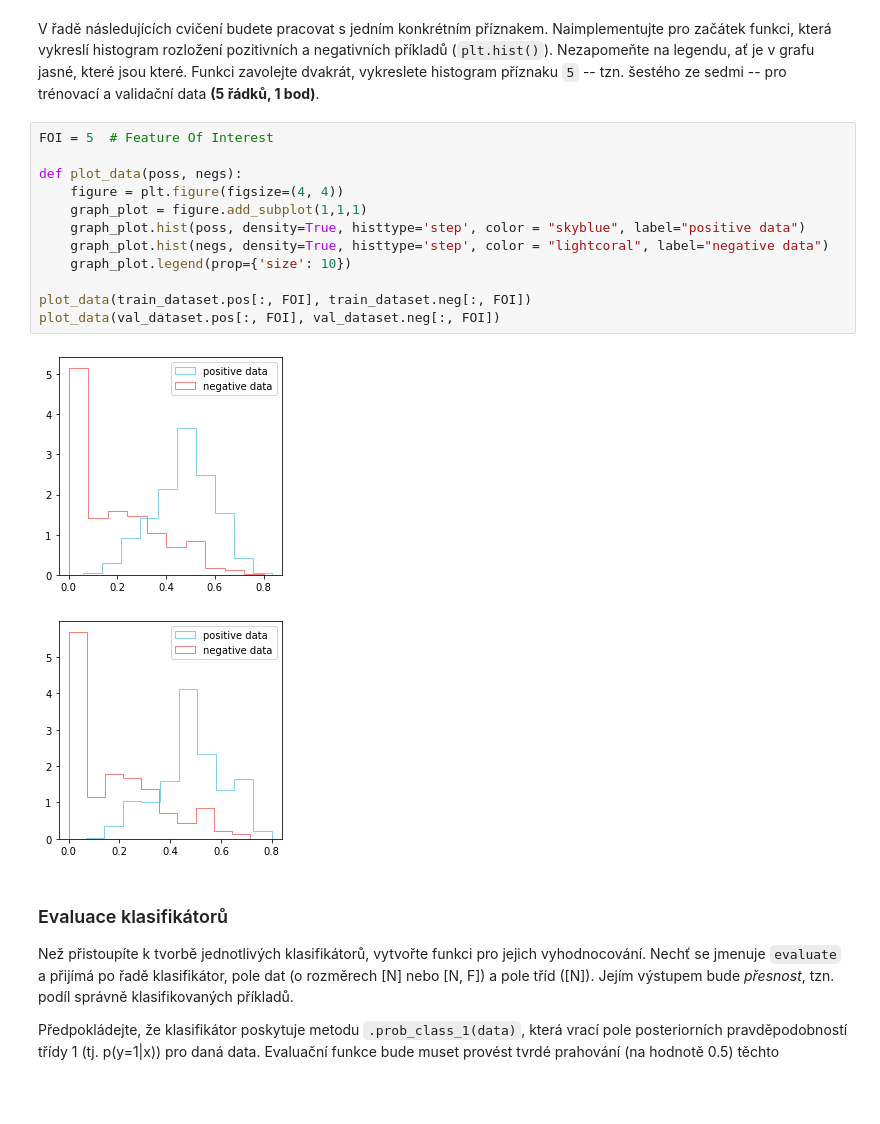
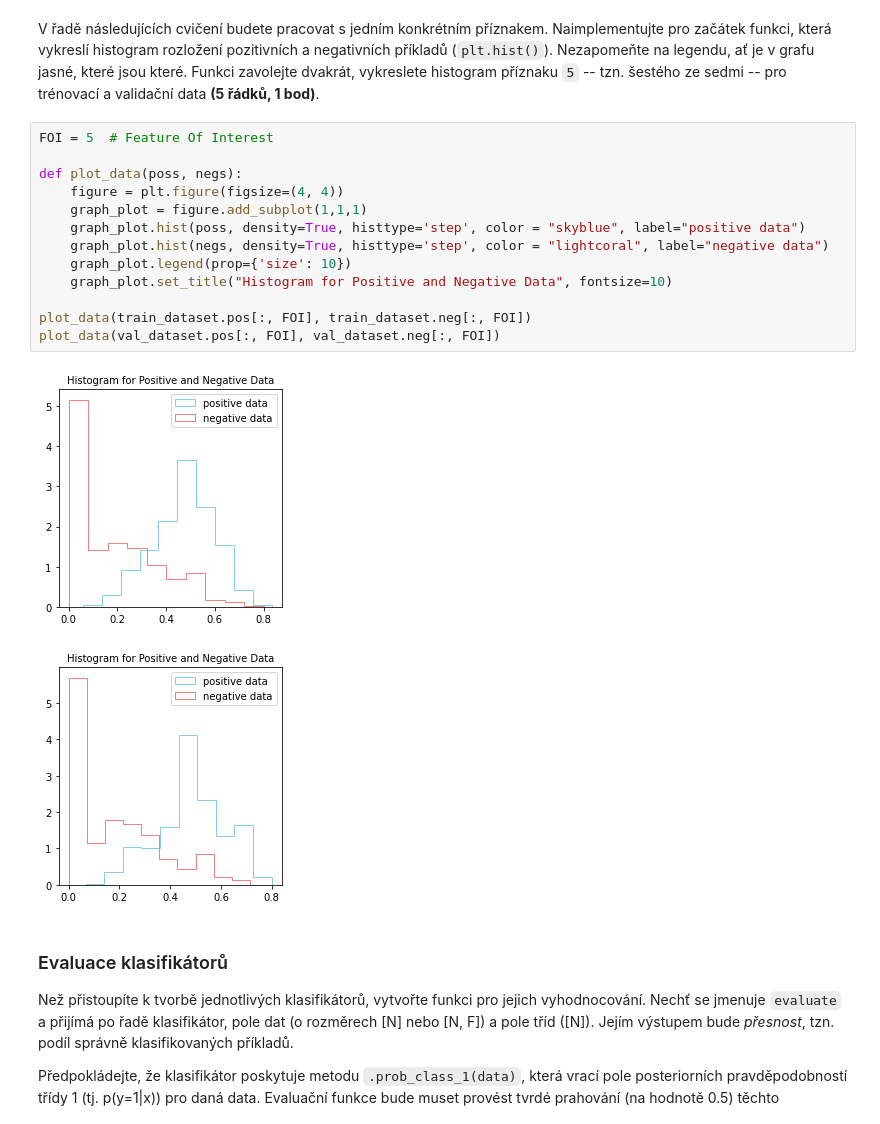
Before and after one commit to kateriska/6.-semestr-FIT, a Jupyter notebook: SUI/du/zadani.ipynb, the cells around one changed output. Drawn from its saved outputs; the diff is of its cells as text; blank space fills up the shorter version.

```diff
--- a/SUI/du/zadani.ipynb
+++ b/SUI/du/zadani.ipynb
@@ -68,18 +68,19 @@ V řadě následujících cvičení budete pracovat s jedním konkrétním pří
 # %%
 FOI = 5  # Feature Of Interest
 
 def plot_data(poss, negs):
     figure = plt.figure(figsize=(4, 4))
     graph_plot = figure.add_subplot(1,1,1)
     graph_plot.hist(poss, density=True, histtype='step', color = "skyblue", label="positive data")
     graph_plot.hist(negs, density=True, histtype='step', color = "lightcoral", label="negative data")
     graph_plot.legend(prop={'size': 10})
+    graph_plot.set_title("Histogram for Positive and Negative Data", fontsize=10)
 
 plot_data(train_dataset.pos[:, FOI], train_dataset.neg[:, FOI])
 plot_data(val_dataset.pos[:, FOI], val_dataset.neg[:, FOI])
 # %% [output]
-[figure, old version]
+[figure, new version]
-[figure, old version]
+[figure, new version]
 # %% [markdown]
 ### Evaluace klasifikátorů
 Než přistoupíte k tvorbě jednotlivých klasifikátorů, vytvořte funkci pro jejich vyhodnocování.
```
Also changed, not shown: parts of 13 cells of this notebook.
